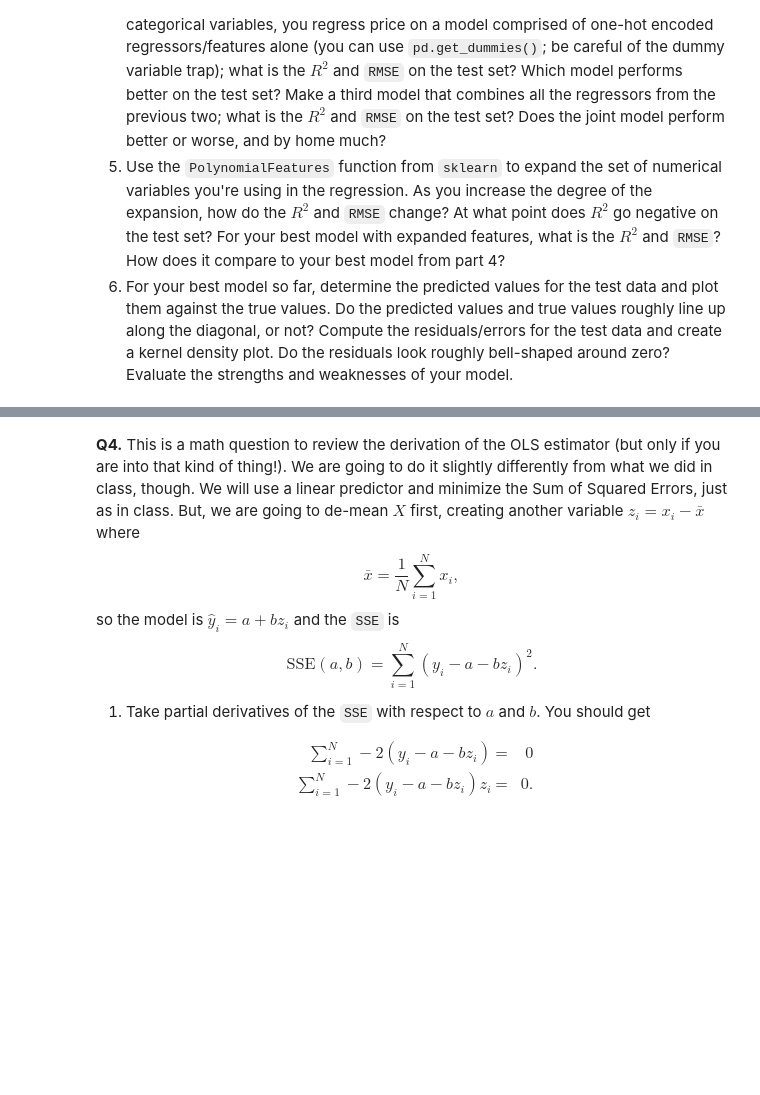
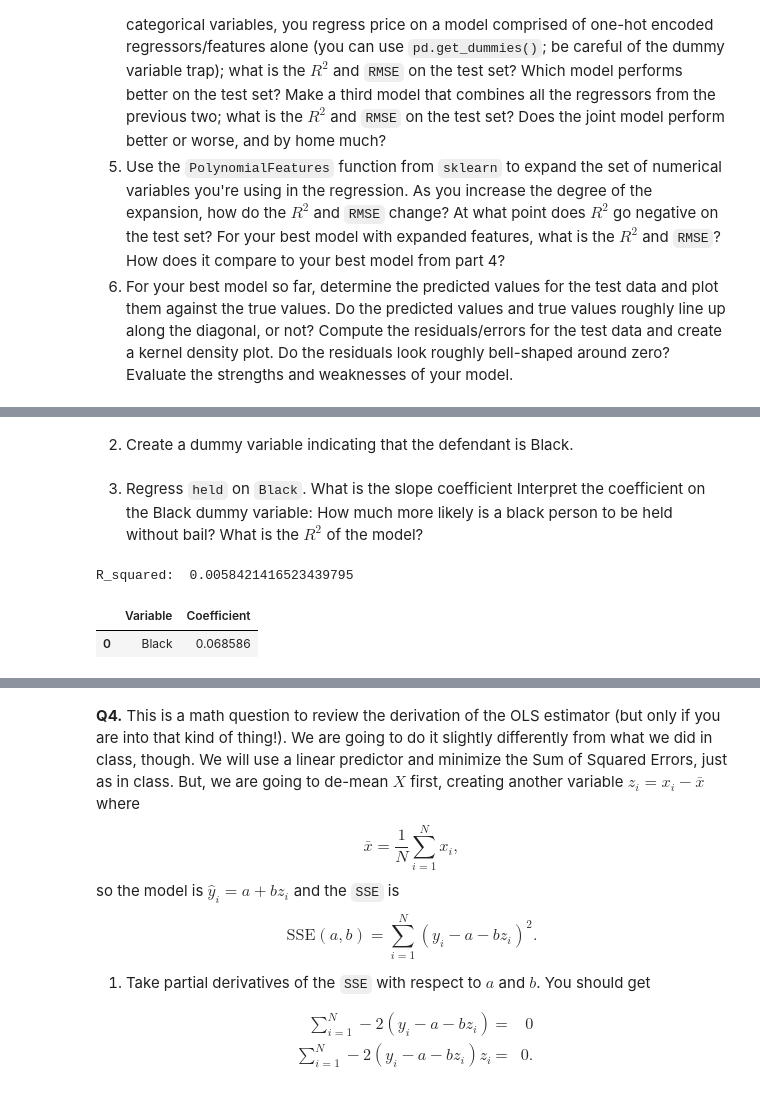
Before and after one commit to bwillow1222/linearRegression, a Jupyter notebook: assignment.ipynb, the cells around one changed output, grey strips where cells are left out. Drawn from its saved outputs; the diff is of its cells as text; code cells hidden in the pictures; blank space fills up the shorter version.

```diff
--- a/assignment.ipynb
+++ b/assignment.ipynb
@@ -154,0 +269,2 @@ What happens to the coefficient on the Black dummy variable as you include more
+# %% [markdown]
+2. Create a dummy variable indicating that the defendant is Black.
@@ -154,0 +273,21 @@ What happens to the coefficient on the Black dummy variable as you include more
+# %% [markdown]
+3. Regress `held` on `Black`. What is the slope coefficient Interpret the coefficient on the Black dummy variable: How much more likely is a black person to be held without bail? What is the $R^2$ of the model?
+# %%
+from sklearn.linear_model import LinearRegression
+X = rdf[['Black']]
+y = rdf['held']
+
+# Construct a linear model with no intercept using sklearn
+from sklearn import linear_model
+reg = linear_model.LinearRegression().fit(X, y)
+
+y_hat = reg.predict(X)
+# R_squared
+print('R_squared: ', reg.score(X,y))
+
+results = pd.DataFrame({'Variable': ['Black'], 'Coefficient':reg.coef_})
+results
+# %% [output]
+R_squared:  0.0058421416523439795
+|  | Variable | Coefficient |
+| 0 | Black | 0.068586 |
```
Also changed, not shown: parts of 17 cells of this notebook.
